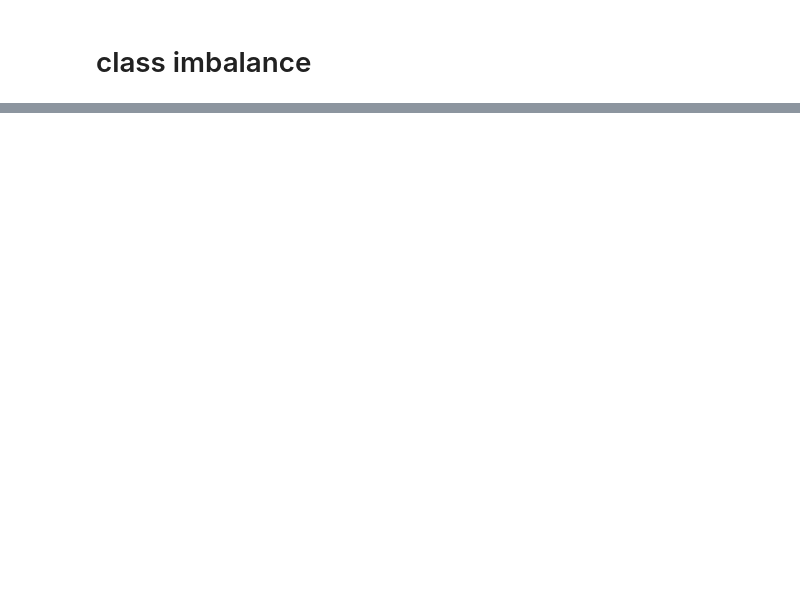
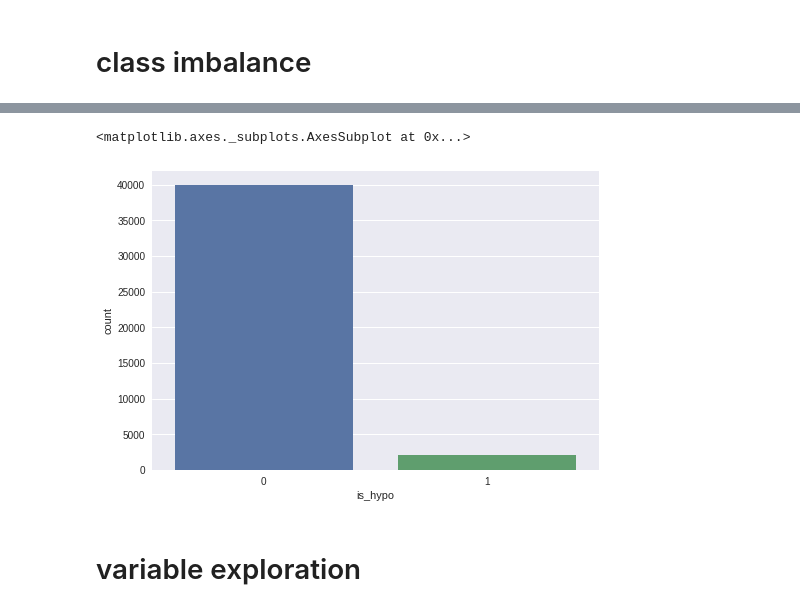
Before and after one commit to sdysch/diabetes-ml, a Jupyter notebook: hypo_prediction.ipynb, the cells around one changed output, grey strips where cells are left out. Cells and saved outputs as stored; diff of their text form; code cells hidden in the pictures; blank space fills up the shorter version.

Commit message:
WIP lag variable

```diff
--- a/hypo_prediction.ipynb
+++ b/hypo_prediction.ipynb
@@ -97,0 +83,8 @@ print(len(data[data['is_hypo'] == 0]) / len(data))
+# %%
+fig, ax = plt.subplots()
+sns.countplot(x='is_hypo', data=data, ax=ax)
+# %% [output]
+<matplotlib.axes._subplots.AxesSubplot at 0x...>
+[figure, added]
+# %% [markdown]
+# variable exploration
```
Also changed, not shown: parts of 21 cells of this notebook, 1 other file.
